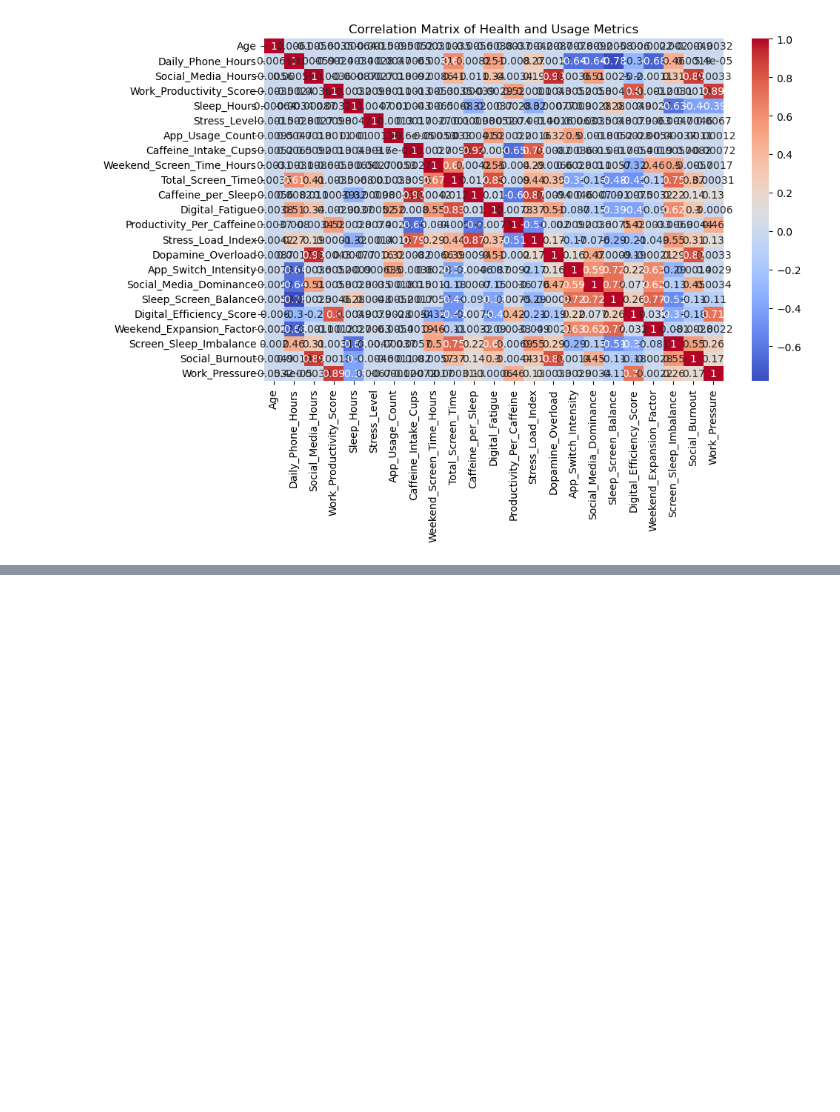
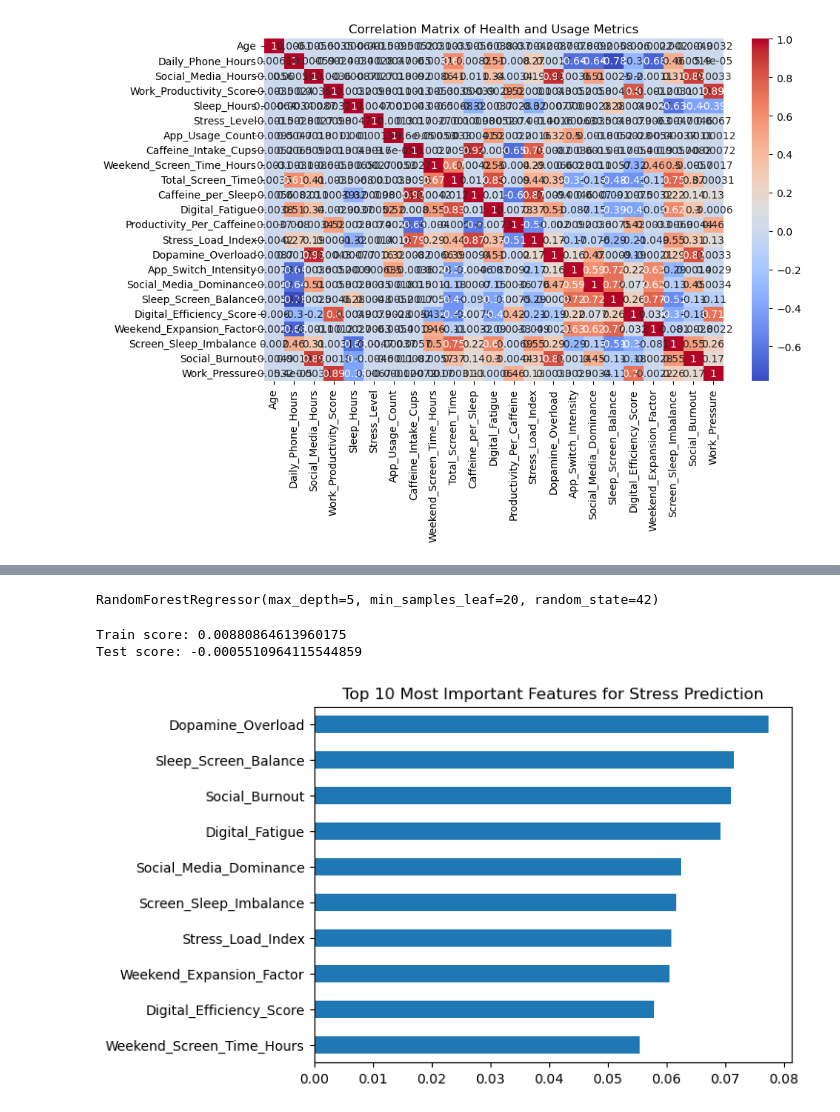
Before and after one commit to NimaGhafar/Stress_Level, a Jupyter notebook: Stress_Level notebook.ipynb, the cells around one changed output, grey strips where cells are left out. Drawn from its saved outputs; the diff is of its cells as text; code cells hidden in the pictures; blank space fills up the shorter version.

Commit message:
Modellen uitgezocht om verder te werken

```diff
--- a/Stress_Level notebook.ipynb
+++ b/Stress_Level notebook.ipynb
@@ -145,3 +153,14 @@ df["Social_Burnout"] = (df["Social_Media_Hours"] / (df["Sleep_Hours"] + 0.1))
 
 # Work pressure
 df["Work_Pressure"] = (df["Work_Productivity_Score"] / df["Sleep_Hours"] + 0.1)
+
+#Stress level category
+def categorize_stress(level):
+    if level <= 3:
+        return 'Low'
+    elif level <= 7:
+        return 'Medium'
+    else:
+        return 'High'
+
+df['Stress_Category'] = df['Stress_Level'].apply(categorize_stress)
@@ -275,0 +383,12 @@ Text(0.5, 1.0, 'Correlation Matrix of Health and Usage Metrics')
+# %%
+# Model
+model = RandomForestRegressor(n_estimators=100, max_depth=5, min_samples_leaf=20, random_state=42)
+model.fit(X_train, y_train)
+# %% [output]
+RandomForestRegressor(max_depth=5, min_samples_leaf=20, random_state=42)
+# %%
+print(f"Train score: {model.score(X_train, y_train)}")
+print(f"Test score: {model.score(X_test, y_test)}")
+# %% [output]
+Train score: 0.00880864613960175
+Test score: -0.0005510964115544859
@@ -275,0 +397,12 @@ Text(0.5, 1.0, 'Correlation Matrix of Health and Usage Metrics')
+# %%
+importance = pd.Series(
+    model.feature_importances_,
+    index=X.columns
+).sort_values(ascending=False)
+# %%
+importance.head(10).plot(kind="barh")
+plt.title("Top 10 Most Important Features for Stress Prediction")
+plt.gca().invert_yaxis()
+plt.show()
+# %% [output]
+[figure, added]
```
Also changed, not shown: parts of 6 cells of this notebook.
